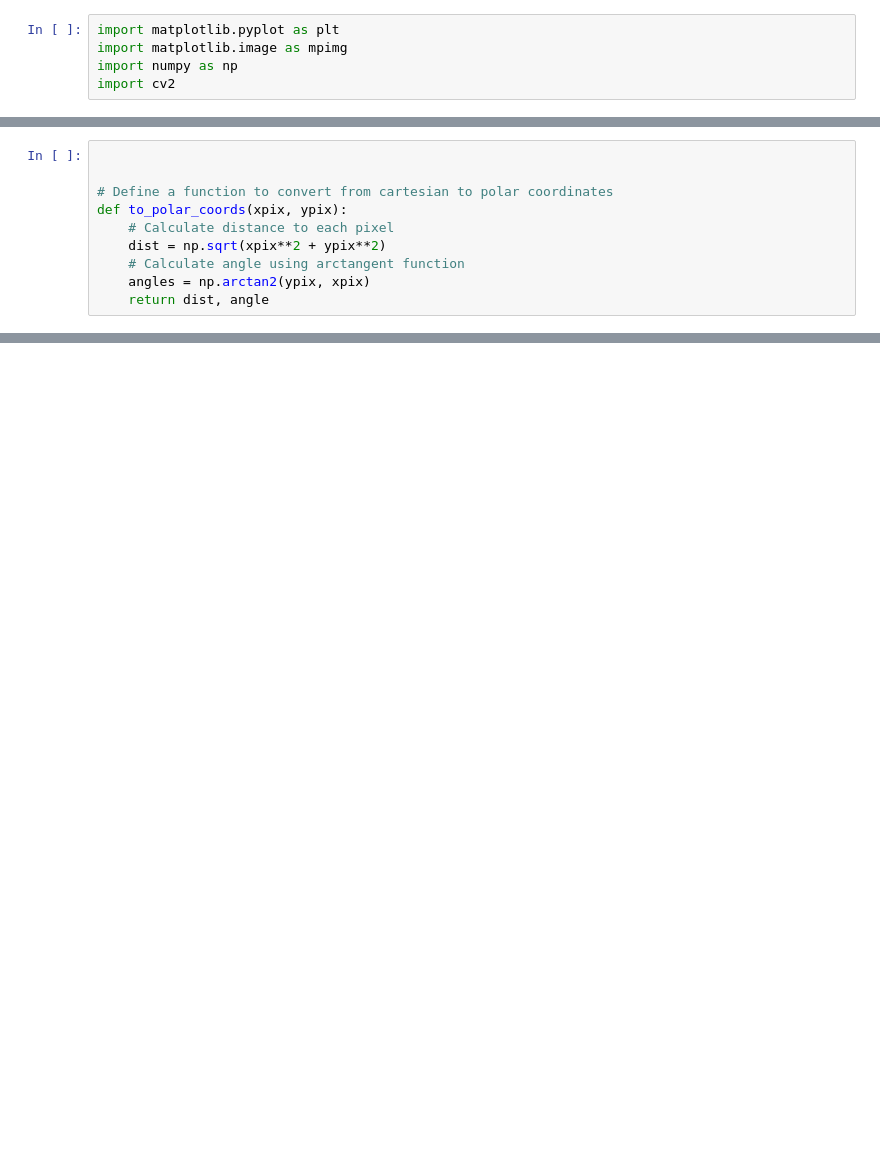
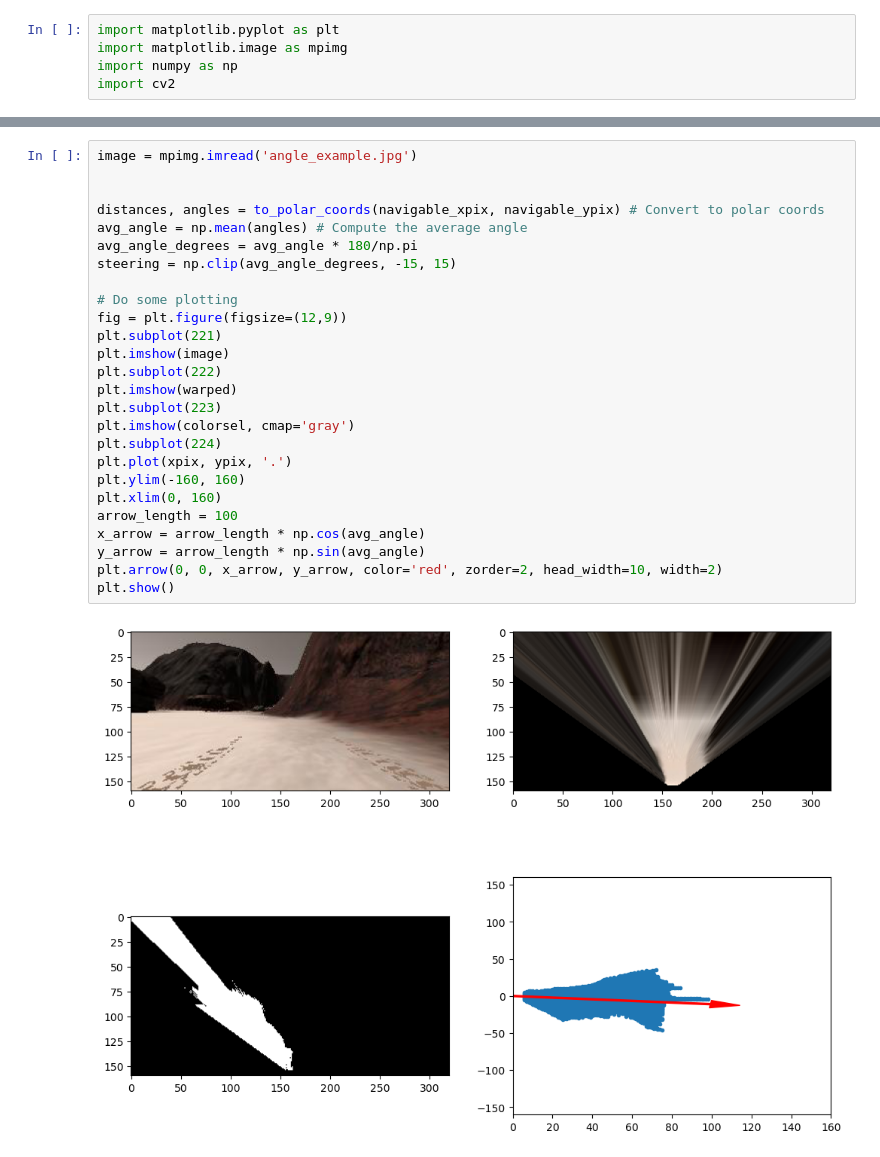
Before and after one commit to Abdelrahman-Sherif-Fayez/Nasa_Mars_Rover_Project, a Jupyter notebook: Jupyter notebooks/Untitled4.ipynb, the cells around one changed output, grey strips where cells are left out. Drawn from its saved outputs; the diff is of its cells as text; blank space fills up the shorter version.

```diff
--- a/Jupyter notebooks/Untitled4.ipynb
+++ b/Jupyter notebooks/Untitled4.ipynb
@@ -193,10 +173,0 @@ Xpos = [100.57571501] Ypos = [120.06405879] Yaw = [220.79977244]
-# %%
-
-
-# Define a function to convert from cartesian to polar coordinates
-def to_polar_coords(xpix, ypix):
-    # Calculate distance to each pixel
-    dist = np.sqrt(xpix**2 + ypix**2)
-    # Calculate angle using arctangent function
-    angles = np.arctan2(ypix, xpix)
-    return dist, angle
@@ -329,3 +174,31 @@ plt.show()
+# %%
+image = mpimg.imread('angle_example.jpg')
+
+
+distances, angles = to_polar_coords(navigable_xpix, navigable_ypix) # Convert to polar coords
+avg_angle = np.mean(angles) # Compute the average angle
+avg_angle_degrees = avg_angle * 180/np.pi
+steering = np.clip(avg_angle_degrees, -15, 15)
+
+# Do some plotting
+fig = plt.figure(figsize=(12,9))
+plt.subplot(221)
+plt.imshow(image)
+plt.subplot(222)
+plt.imshow(warped)
+plt.subplot(223)
+plt.imshow(colorsel, cmap='gray')
+plt.subplot(224)
+plt.plot(xpix, ypix, '.')
+plt.ylim(-160, 160)
+plt.xlim(0, 160)
+arrow_length = 100
+x_arrow = arrow_length * np.cos(avg_angle)
+y_arrow = arrow_length * np.sin(avg_angle)
+plt.arrow(0, 0, x_arrow, y_arrow, color='red', zorder=2, head_width=10, width=2)
+plt.show()
+# %% [output]
+[figure, added]
 # %%
 worldmap = np.zeros((200, 200, 3), dtype=np.float32)
 
```
Also changed, not shown: parts of 4 cells of this notebook.
